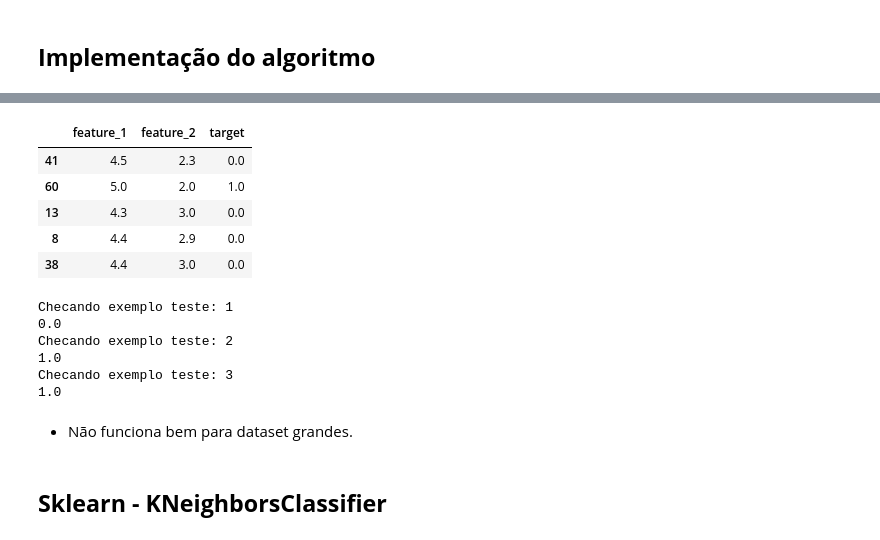
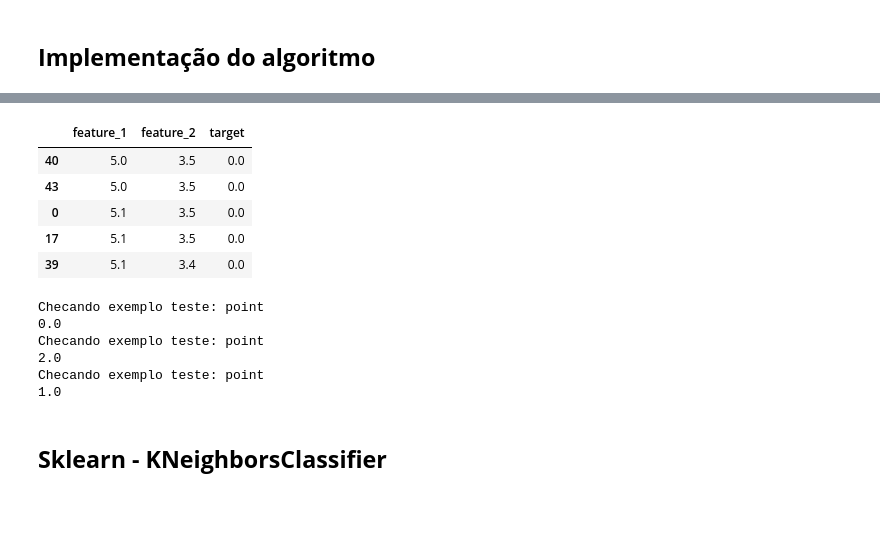
Before and after one commit to rocabrera/ml-learning, a Jupyter notebook: knn/knn.ipynb, the cells around one changed output, grey strips where cells are left out. Cells and saved outputs as stored; diff of their text form; code cells hidden in the pictures; blank space fills up the shorter version.

```diff
--- a/knn/knn.ipynb
+++ b/knn/knn.ipynb
@@ -74,4 +117,4 @@ Visando simplificar o entendimento vamos começar em duas dimensões, usando as
 # %%
-X_Features = df.filter(regex = "feature")
-X_2D = X_Features.iloc[:,:2]
-y = df.filter(regex = "target")
+X_Features = df.filter(regex = "feature") # Dataframe que contém todas as features
+X_2D       = X_Features.iloc[:,[0,1]]        # Dataframe que contém as duas primeiras features
+y          = df.filter(regex = "target")  # Dataframe que contém os nossos labels (targets)
@@ -89,0 +135,7 @@ plot2Dimensions(df, fst_dim, snd_dim, test_examples)
+# %%
+#Pontos test, coloque quantos quiser!! - (x,y)
+test_examples = np.array([[5.05, 3.5],
+                          [6.5, 2.5],
+                          [5.2, 1],])
+
+plot2Dimensions(df, fst_dim, snd_dim, test_examples)
@@ -98,4 +157,4 @@ $$D(X,Y) = (\sum_{i=1}^{n} |x_i - y_i|^p)^{\frac{1}{p}}$$
 # %%
 examples_distance_data = euclidean_distances(X_2D, test_examples)
-columns = [f"distance-{col+1}" for col in range(examples_distance_data.shape[1])]
+columns = [f"distance-point-{col+1}" for col in range(examples_distance_data.shape[1])]
 examples_distance_df = pd.DataFrame(data=examples_distance_data, columns=columns)
@@ -108,14 +172,14 @@ plot_Kneighbors(df_distance_class, fst_dim, snd_dim, test_examples, figsize=((20
 # %%
 k = 5
-example_test = "distance-1"
+example_test = "distance-point-1"
 df_distance_class.nsmallest(k, example_test).filter(regex=f"feature|target")
 # %% [output]
 |  | feature_1 | feature_2 | target |
-| 41 | 4.5 | 2.3 | 0.0 |
-| 60 | 5.0 | 2.0 | 1.0 |
-| 13 | 4.3 | 3.0 | 0.0 |
-| 8 | 4.4 | 2.9 | 0.0 |
-| 38 | 4.4 | 3.0 | 0.0 |
+| 40 | 5.0 | 3.5 | 0.0 |
+| 43 | 5.0 | 3.5 | 0.0 |
+| 0 | 5.1 | 3.5 | 0.0 |
+| 17 | 5.1 | 3.5 | 0.0 |
+| 39 | 5.1 | 3.4 | 0.0 |
 # %%
 """
  - value_counts(normalize=True) : Realiza o voto majoritario:
@@ -128,14 +192,12 @@ for col in df_distance_class.filter(regex = "distance"):
     examplo_classe = df_distance_class.nsmallest(k, col)["target"].value_counts(normalize=True).idxmax()
     print(examplo_classe)
 # %% [output]
-Checando exemplo teste: 1
+Checando exemplo teste: point
 0.0
-Checando exemplo teste: 2
+Checando exemplo teste: point
+2.0
+Checando exemplo teste: point
 1.0
-Checando exemplo teste: 3
-1.0
-# %% [markdown]
-- Não funciona bem para dataset grandes.
 # %% [markdown]
 ## **Sklearn - KNeighborsClassifier**
 # %%
```
Also changed, not shown: parts of 44 cells of this notebook, 2 other files.
